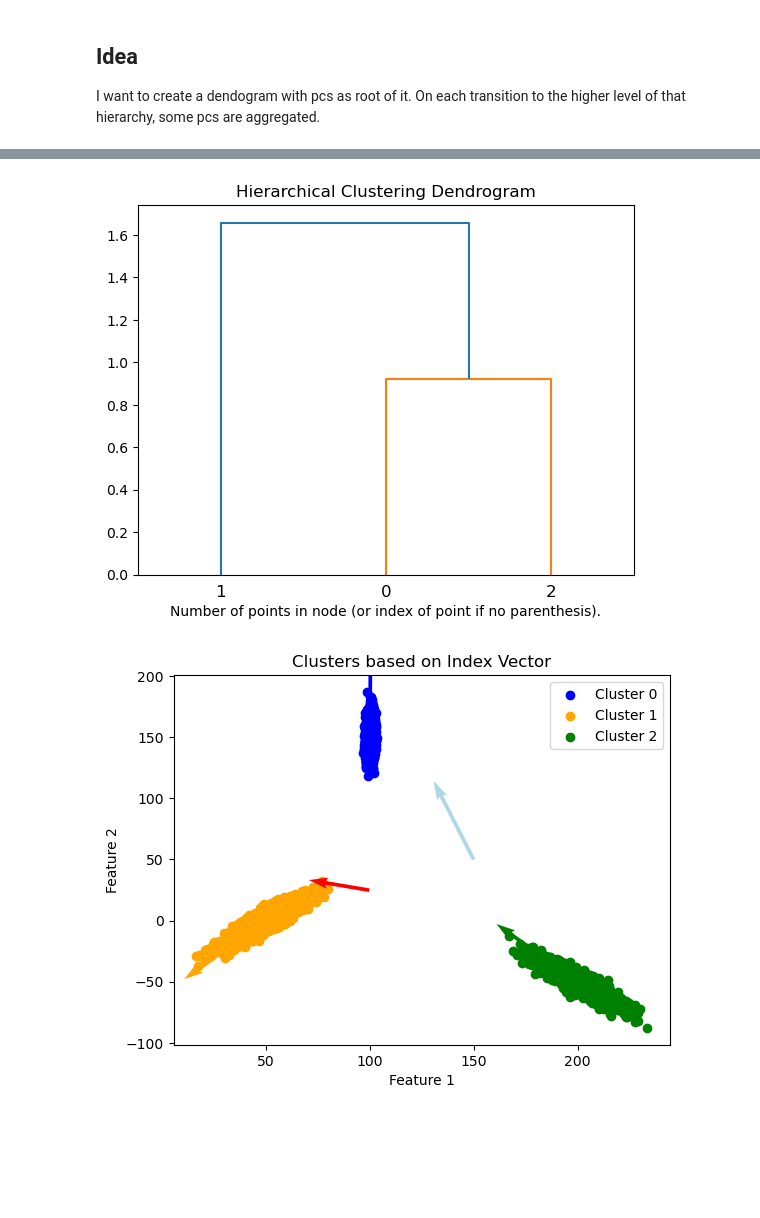
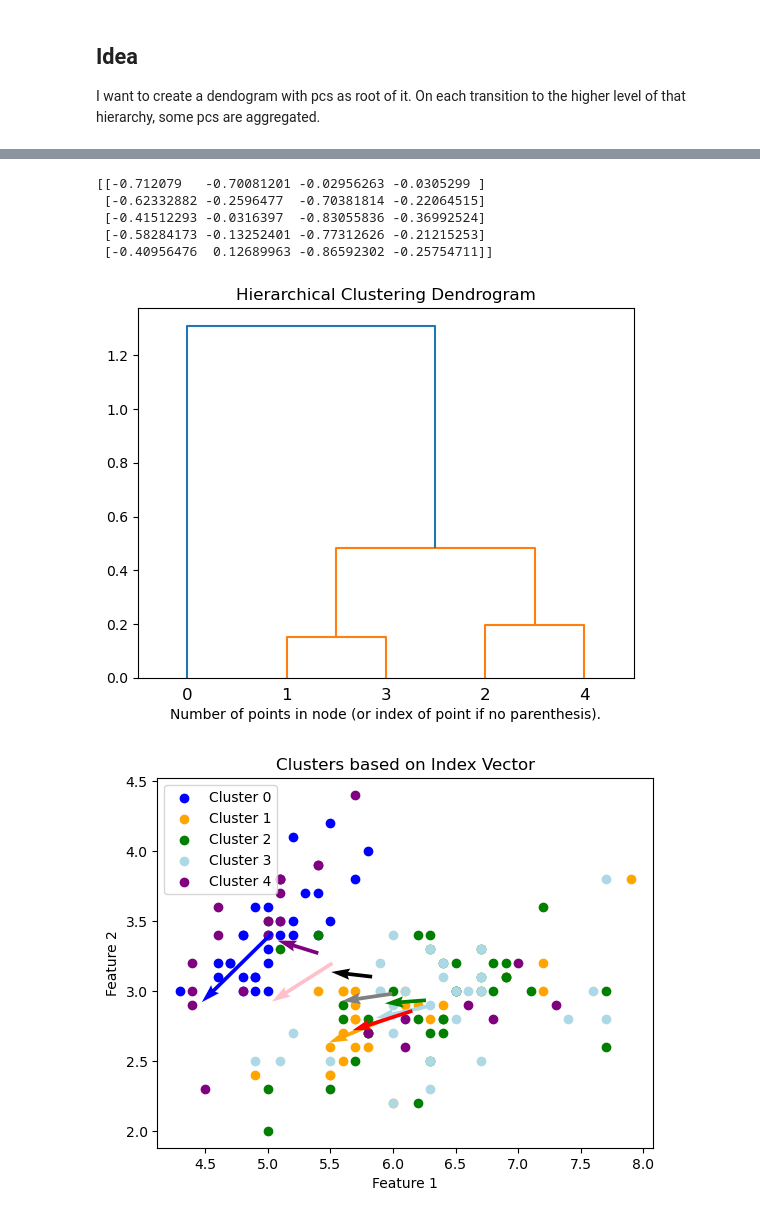
Before and after one commit to Arne-Wiese/bachelorarbeit, a Jupyter notebook: bachelor.ipynb, the cells around one changed output, grey strips where cells are left out. Saved outputs shown, nothing was run; the diff lists cells and outputs as text; code cells hidden in the pictures; blank space fills up the shorter version.

```diff
--- a/bachelor.ipynb
+++ b/bachelor.ipynb
@@ -42,10 +42,10 @@ Dataset_local = np.hstack((x_local[:, np.newaxis], y_local[:, np.newaxis]))
 # %%
 # Instantiate VQPCA class object:
 vqpca = VQPCA(
-    Dataset_local,
-    n_clusters=3,
-    n_components=1,
-    scaling='std',
+    X,
+    n_clusters=5,
+    n_components=3,
+    scaling='none',
     idx_init='random',
     max_iter=100,
     tolerance=1.0e-20,
@@ -72,3 +70,11 @@ Total time: 0.002296 minutes.
+# %%
+print(np.array(vqpca.A)[:, :, 0])
+# %% [output]
+[[-0.712079   -0.70081201 -0.02956263 -0.0305299 ]
+ [-0.62332882 -0.2596477  -0.70381814 -0.22064515]
+ [-0.41512293 -0.0316397  -0.83055836 -0.36992524]
+ [-0.58284173 -0.13252401 -0.77312626 -0.21215253]
+ [-0.40956476  0.12689963 -0.86592302 -0.25754711]]
 # %%
 def plot_dendrogram(model, **kwargs):
     # Create linkage matrix and then plot the dendrogram
@@ -96,58 +102,60 @@ def plot_dendrogram(model, **kwargs):
 # setting distance_threshold=0 ensures we compute the full tree.
 model = AgglomerativeClustering(distance_threshold=0, n_clusters=None)
 
-model = model.fit(np.squeeze(np.array(vqpca.A)))
+model = model.fit((np.array(vqpca.A)[:, :, 0]))
 plt.title("Hierarchical Clustering Dendrogram")
 # plot the top three levels of the dendrogram
 plot_dendrogram(model, truncate_mode="level", p=2)
 plt.xlabel("Number of points in node (or index of point if no parenthesis).")
 plt.show()
 # %% [output]
-[figure, old version]
+[figure, new version]
 # %%
-#function to create aggregated eigenvectors
+# Function to create aggregated eigenvectors
 def agg_eigenvectors(eigenvectors, children, centroids):
+    # For each child, create new aggregated vector and centroid
     for child in children:
-        agg_row = np.mean(eigenvectors[[child[0], child[1]], :], axis=0).reshape(1, -1)
+        agg_row = np.expand_dims(np.mean(eigenvectors[[child[0], child[1]], :], axis=0), axis=0)
         eigenvectors = np.vstack([eigenvectors, agg_row])
-        agg_cen = np.mean(centroids[[child[0], child[1]], :], axis=0).reshape(1, -1)
+        agg_cen = np.mean(centroids[[child[0], child[1]], :], axis=0).T
         centroids = np.vstack([centroids, agg_cen])
+    # Returns a new list of old eigenvectors, centroids + aggregated eigenvectors, centroids
     return eigenvectors, centroids
 
-eigenvectors0 = np.squeeze(np.stack((vqpca.A)))
+eigenvectors = np.stack((vqpca.A))
+centroids = get_centroids(X, vqpca.idx)
 
-e, c = agg_eigenvectors(eigenvectors0, model.children_, get_centroids(Dataset_local, vqpca.idx))
+e, c = agg_eigenvectors(eigenvectors, model.children_, centroids)
 # %%
 # Access the VQPCA clustering solution:
 idx = vqpca.idx
-#pcs = vqpca.A
-#print(pcs)
 
 # Separate data points based on cluster index
-cluster_0 = Dataset_local[idx == 0]
-cluster_1 = Dataset_local[idx == 1]
-cluster_2 = Dataset_local[idx == 2]
-#cluster_3 = Dataset_local[idx == 3]
+cluster_0 = X[idx == 0]
+cluster_1 = X[idx == 1]
+cluster_2 = X[idx == 2]
+cluster_3 = X[idx == 3]
+cluster_4 = X[idx == 4]
 
 # Plot the clusters
 plt.scatter(cluster_0[:, 0], cluster_0[:, 1], label='Cluster 0', color='blue')
 plt.scatter(cluster_1[:, 0], cluster_1[:, 1], label='Cluster 1', color='orange')
 plt.scatter(cluster_2[:, 0], cluster_2[:, 1], label='Cluster 2', color='green')
-#plt.scatter(cluster_3[:, 0], cluster_3[:, 1], label='Cluster 3', color='lightblue')
+plt.scatter(cluster_3[:, 0], cluster_3[:, 1], label='Cluster 3', color='lightblue')
+plt.scatter(cluster_4[:, 0], cluster_4[:, 1], label='Cluster 4', color='purple')
 
-plt.quiver(c[:, 0], c[:, 1], e[:, 0], e[:, 1], color=['blue', 'orange', 'green', 'lightblue', 'red', 'black', 'gray'], scale=5)
-
-#plt.scatter(cluster_3[:, 0], cluster_3[:, 1], label='Cluster 3', color='yellow')
+# Plot the eigenvectors
+plt.quiver(c[:, 0], c[:, 1], e[:, 0, 0], e[:, 1, 0], color=['blue', 'orange', 'green', 'lightblue', 'purple', 'red', 'black', 'gray', 'pink'], scale=5)
 
 # Add labels and title
 plt.xlabel('Feature 1')
 plt.ylabel('Feature 2')
 plt.title('Clusters based on Index Vector')
 
 # Show legend
 plt.legend()
 
 # Show the plot
 plt.show()
 # %% [output]
-[figure, old version]
+[figure, new version]
```
Also changed, not shown: parts of 3 cells of this notebook.
